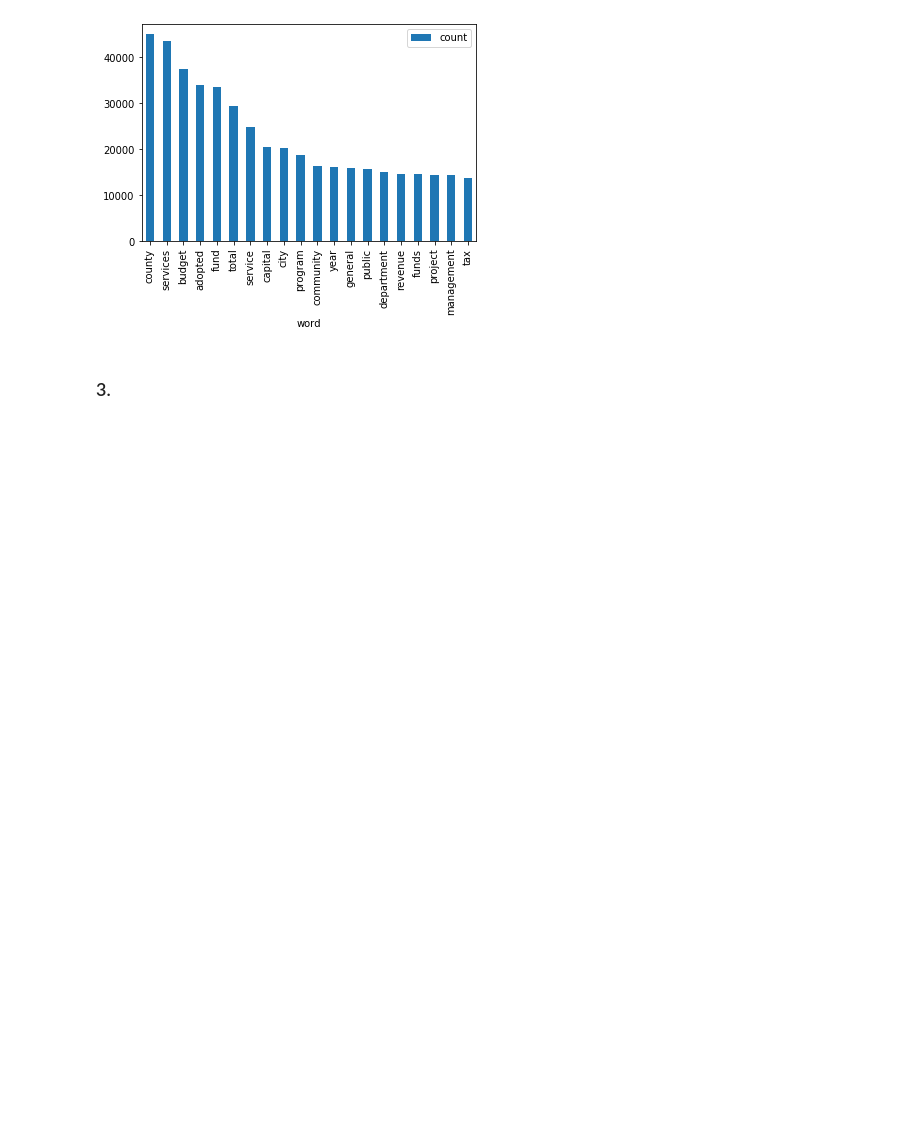
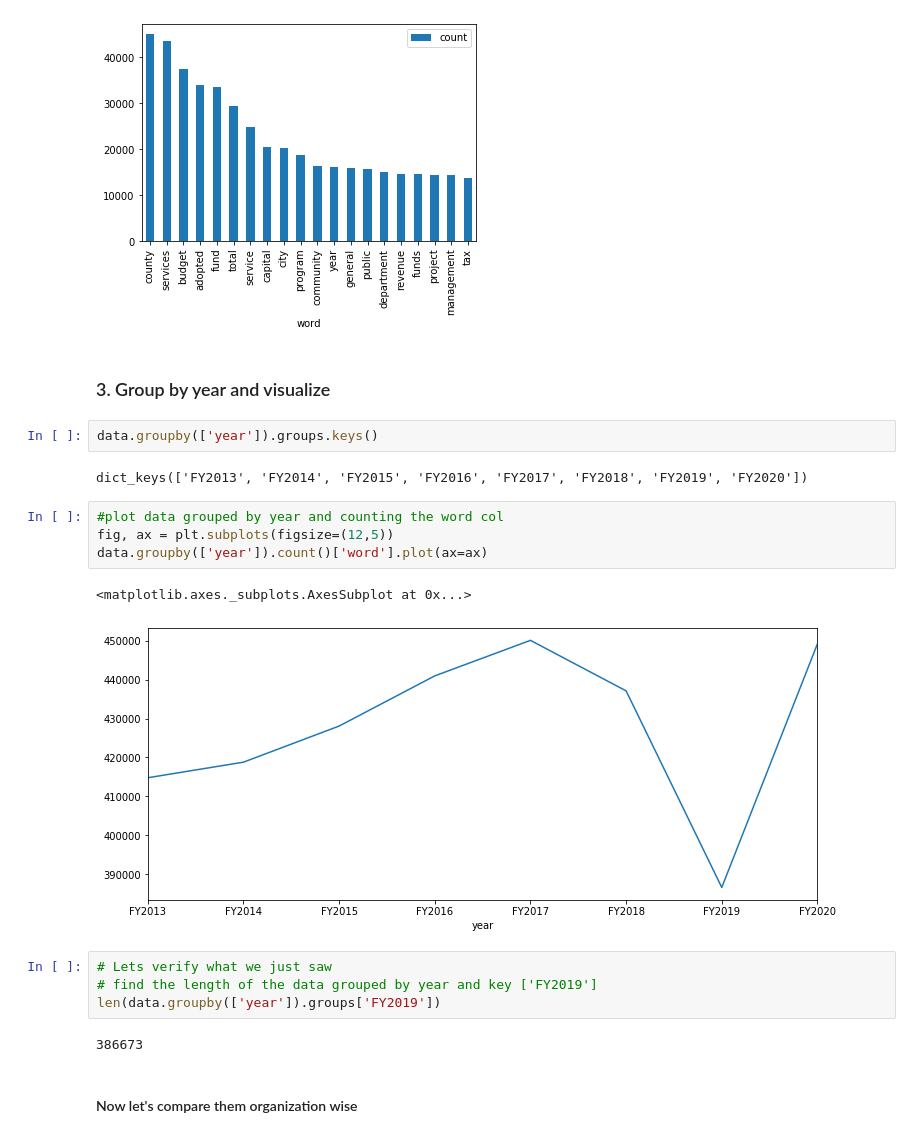
Before and after one commit to UNCG-CSE/Budget_Text_Analysis, a Jupyter notebook: src/ExploratoryDataAnalysis/original/Exploratory-Data-Analysis.ipynb, the cells around one changed output. Drawn from its saved outputs; the diff is of its cells as text; blank space fills up the shorter version.

```diff
--- a/src/ExploratoryDataAnalysis/original/Exploratory-Data-Analysis.ipynb
+++ b/src/ExploratoryDataAnalysis/original/Exploratory-Data-Analysis.ipynb
@@ -94,5 +94,24 @@ freq_df.plot(kind='bar', x='word')
 # %% [output]
 <matplotlib.axes._subplots.AxesSubplot at 0x...>
 [figure]
-# %% [markdown]
-### 3.
+# %% [markdown]
+### 3. Group by year and visualize
+# %%
+data.groupby(['year']).groups.keys()
+# %% [output]
+dict_keys(['FY2013', 'FY2014', 'FY2015', 'FY2016', 'FY2017', 'FY2018', 'FY2019', 'FY2020'])
+# %%
+#plot data grouped by year and counting the word col
+fig, ax = plt.subplots(figsize=(12,5))
+data.groupby(['year']).count()['word'].plot(ax=ax)
+# %% [output]
+<matplotlib.axes._subplots.AxesSubplot at 0x...>
+[figure, added]
+# %%
+# Lets verify what we just saw
+# find the length of the data grouped by year and key ['FY2019']
+len(data.groupby(['year']).groups['FY2019'])
+# %% [output]
+386673
+# %% [markdown]
+#### Now let's compare them organization wise
```
Also changed, not shown: parts of 1 cell of this notebook, 6 other files.
